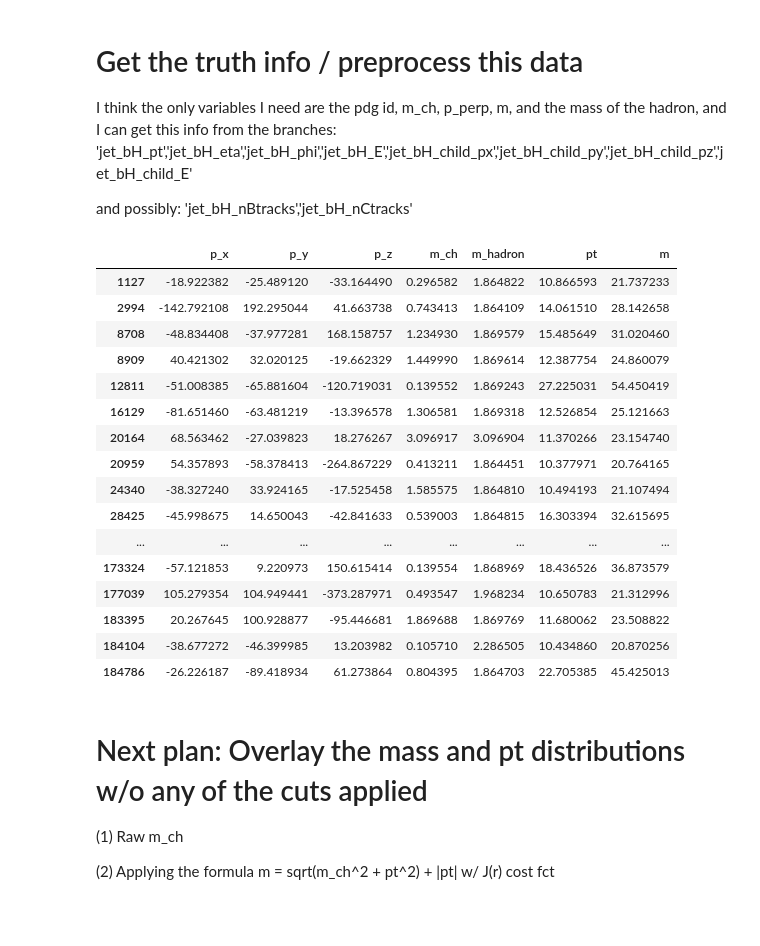
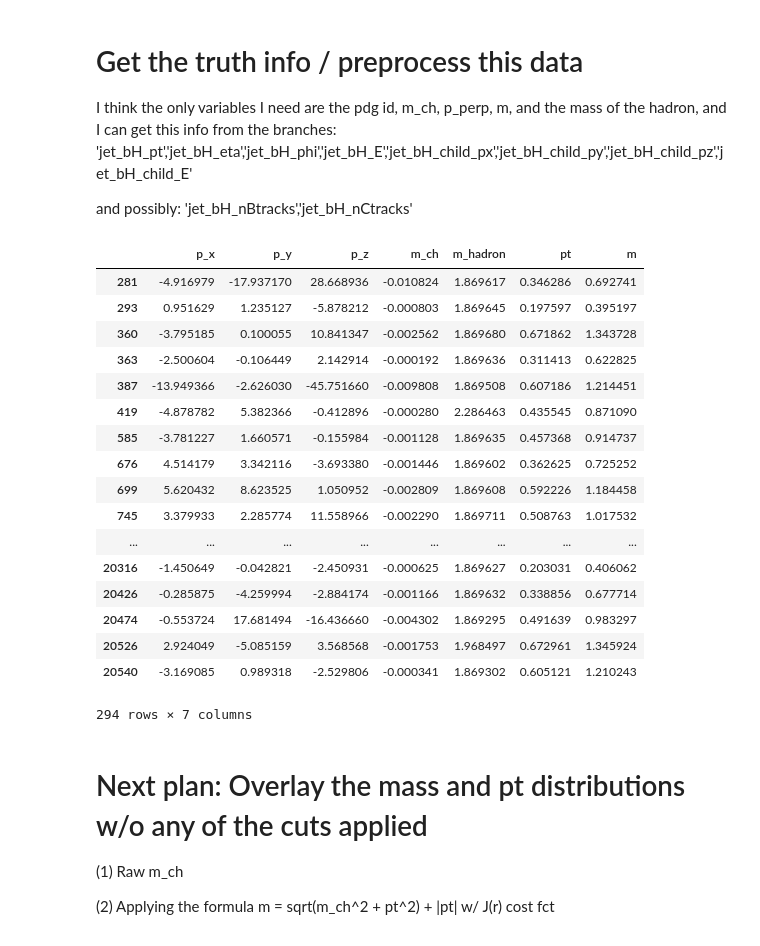
Before and after one commit to nhartman94/Vertex-Mass-Study, a Jupyter notebook: SV1_studies.ipynb, the cells around one changed output. Saved outputs shown, nothing was run; the diff lists cells and outputs as text; code cells hidden in the pictures.

```diff
--- a/SV1_studies.ipynb
+++ b/SV1_studies.ipynb
@@ -77,7 +74,7 @@ p_perp = lambda p,r : np.linalg.norm( np.cross(p,r), axis=1)/np.linalg.norm(r,ax
 # component of the charged p'cles)
 m_corr = lambda m,pt: np.sqrt(np.power(m,2) + np.power(pt,2)) + pt
 # %%
-loadData = False
+loadData = True
 
 if not loadData:
 
@@ -828,5 +833,5 @@ def p_perp_TRUTH(j_eta,j_phi,t_px,t_py,t_pz):
 # %%
-loadTruth = False
+loadTruth = True
 
 if not loadTruth:
 
@@ -865,10 +870,12 @@ if not loadTruth:
     df1_flat = df_flat[df_flat['jet_bH_pt']!=-99]
     df1_flat.reset_index(inplace=True,drop=True)
 
+    nBTrks = df1_flat['jet_bH_nBtracks'] + df1_flat['jet_bH_nCtracks']
+
     # Get the momentum vector of the chgd p'cles (in GeV)
-    df1_flat['p_x'] = pd.Series([ sum(x)*0.001 for x in df1_flat['jet_bH_child_px'] ])
-    df1_flat['p_y'] = pd.Series([ sum(x)*0.001 for x in df1_flat['jet_bH_child_py'] ])
-    df1_flat['p_z'] = pd.Series([ sum(x)*0.001 for x in df1_flat['jet_bH_child_pz'] ])
+    df1_flat['p_x'] = pd.Series([ sum(x[:nTrks])*0.001 for x,nTrks in zip(df1_flat['jet_bH_child_px'],nBTrks) ])
+    df1_flat['p_y'] = pd.Series([ sum(x[:nTrks])*0.001 for x,nTrks in zip(df1_flat['jet_bH_child_py'],nBTrks) ])
+    df1_flat['p_z'] = pd.Series([ sum(x[:nTrks])*0.001 for x,nTrks in zip(df1_flat['jet_bH_child_pz'],nBTrks) ])
 
     # Scale the vtx mass to GeV
     df1_flat['m_ch'] = df1_flat['jet_bH_MTrk'].apply(lambda x: x*0.001)
@@ -877,15 +884,11 @@ if not loadTruth:
     df1_flat['m_hadron'] = np.sqrt( np.power(df1_flat['jet_bH_E'],2) - np.power(df1_flat['jet_bH_pt']*np.cosh(df1_flat['jet_bH_eta']),2) )
     df1_flat['m_hadron'] = df1_flat['m_hadron'].apply(lambda x: x*0.001)
 
-    # Get the flight directio of the hadron
-#     r = np.array(map(get_r,df1_flat['jet_bH_pt'],df1_flat['jet_bH_eta'],df1_flat['jet_bH_phi']))
-#     df1_flat['r0_x'] = r[:,0]
-#     df1_flat['r0_y'] = r[:,2]
-#     df1_flat['r0_z'] = r[:,1]
+    # Get the flight direction of the hadron
+    r = np.array(map(get_r,df1_flat['jet_bH_pt'],df1_flat['jet_bH_eta'],df1_flat['jet_bH_phi']))
 
     # Find the p_perp and get the mass correction
-    #df1_flat['pt'] = pd.Series(p_perp(df1_flat[['p_x','p_y','p_z']].values,df1_flat[['r0_x','r0_y','r0_z']].values))
-    df1_flat['pt'] = pd.Series(map(p_perp_TRUTH, df1_flat['jet_bH_eta'],df1_flat['jet_bH_phi'],df1_flat['p_x'],df1_flat['p_y'],df1_flat['p_z']))
+    df1_flat['pt'] = pd.Series(p_perp(df1_flat[['p_x','p_y','p_z']].values,r))
     df1_flat['m']  = pd.Series(m_corr(df1_flat['m_ch'],df1_flat['pt']) )
 
     #######################################################
@@ -899,9 +902,9 @@ if not loadTruth:
     df2_flat.reset_index(inplace=True,drop=True)
 
     # Get the momentum vector of the chgd p'cles (in GeV)
-    df2_flat['p_x'] = pd.Series([ sum(x)*0.001 for x in df2_flat['jet_cH_child_px'] ])
-    df2_flat['p_y'] = pd.Series([ sum(x)*0.001 for x in df2_flat['jet_cH_child_py'] ])
-    df2_flat['p_z'] = pd.Series([ sum(x)*0.001 for x in df2_flat['jet_cH_child_pz'] ])
+    df2_flat['p_x'] = pd.Series([ sum(x[:nTrks])*0.001 for x,nTrks in zip(df2_flat['jet_cH_child_px'],df2_flat['jet_cH_nCtracks']) ])
+    df2_flat['p_y'] = pd.Series([ sum(x[:nTrks])*0.001 for x,nTrks in zip(df2_flat['jet_cH_child_py'],df2_flat['jet_cH_nCtracks']) ])
+    df2_flat['p_z'] = pd.Series([ sum(x[:nTrks])*0.001 for x,nTrks in zip(df2_flat['jet_cH_child_pz'],df2_flat['jet_cH_nCtracks']) ])
 
     # Scale the vtx mass to GeV
     df2_flat['m_ch'] = df2_flat['jet_cH_MTrk'].apply(lambda x: x*0.001)
@@ -910,7 +913,9 @@ if not loadTruth:
     df2_flat['m_hadron'] = np.sqrt( np.power(df2_flat['jet_cH_E'],2) - np.power(df2_flat['jet_cH_pt']*np.cosh(df2_flat['jet_cH_eta']),2) )
     df2_flat['m_hadron'] = df2_flat['m_hadron'].apply(lambda x: x*0.001)
 
-    df2_flat['pt'] = pd.Series(map(p_perp_TRUTH, df2_flat['jet_cH_eta'],df2_flat['jet_cH_phi'],df2_flat['p_x'],df2_flat['p_y'],df2_flat['p_z']))
+
+    r = np.array(map(get_r,df2_flat['jet_cH_pt'],df2_flat['jet_cH_eta'],df2_flat['jet_cH_phi']))
+    df2_flat['pt'] = pd.Series(p_perp(df2_flat[['p_x','p_y','p_z']].values,r))
     df2_flat['m']  = pd.Series(m_corr(df2_flat['m_ch'],df2_flat['pt']) )
 
     #####################################################################
@@ -929,4 +934,4 @@ if not loadTruth:
 
 # if loadData is True, load a previously formatted dataframe from an HDF5 file
 else:
-    truth_df_flat = pd.read_hdf('truth_df.h5', 'data')
+    truth_df = pd.read_hdf('truth_df.h5', 'data')
@@ -939,24 +938,25 @@ else:
 # %%
 # Then you can access the individual dfs as well :)
-truth_df.loc['c'][truth_df.loc['c']['pt'] > 10.]
+truth_df.loc['c'][truth_df.loc['c']['m_ch']<0]
 # %% [output]
 |  | p_x | p_y | p_z | m_ch | m_hadron | pt | m |
-| 1127 | -18.922382 | -25.489120 | -33.164490 | 0.296582 | 1.864822 | 10.866593 | 21.737233 |
-| 2994 | -142.792108 | 192.295044 | 41.663738 | 0.743413 | 1.864109 | 14.061510 | 28.142658 |
-| 8708 | -48.834408 | -37.977281 | 168.158757 | 1.234930 | 1.869579 | 15.485649 | 31.020460 |
-| 8909 | 40.421302 | 32.020125 | -19.662329 | 1.449990 | 1.869614 | 12.387754 | 24.860079 |
-| 12811 | -51.008385 | -65.881604 | -120.719031 | 0.139552 | 1.869243 | 27.225031 | 54.450419 |
-| 16129 | -81.651460 | -63.481219 | -13.396578 | 1.306581 | 1.869318 | 12.526854 | 25.121663 |
-| 20164 | 68.563462 | -27.039823 | 18.276267 | 3.096917 | 3.096904 | 11.370266 | 23.154740 |
-| 20959 | 54.357893 | -58.378413 | -264.867229 | 0.413211 | 1.864451 | 10.377971 | 20.764165 |
-| 24340 | -38.327240 | 33.924165 | -17.525458 | 1.585575 | 1.864810 | 10.494193 | 21.107494 |
-| 28425 | -45.998675 | 14.650043 | -42.841633 | 0.539003 | 1.864815 | 16.303394 | 32.615695 |
+| 281 | -4.916979 | -17.937170 | 28.668936 | -0.010824 | 1.869617 | 0.346286 | 0.692741 |
+| 293 | 0.951629 | 1.235127 | -5.878212 | -0.000803 | 1.869645 | 0.197597 | 0.395197 |
+| 360 | -3.795185 | 0.100055 | 10.841347 | -0.002562 | 1.869680 | 0.671862 | 1.343728 |
+| 363 | -2.500604 | -0.106449 | 2.142914 | -0.000192 | 1.869636 | 0.311413 | 0.622825 |
+| 387 | -13.949366 | -2.626030 | -45.751660 | -0.009808 | 1.869508 | 0.607186 | 1.214451 |
+| 419 | -4.878782 | 5.382366 | -0.412896 | -0.000280 | 2.286463 | 0.435545 | 0.871090 |
+| 585 | -3.781227 | 1.660571 | -0.155984 | -0.001128 | 1.869635 | 0.457368 | 0.914737 |
+| 676 | 4.514179 | 3.342116 | -3.693380 | -0.001446 | 1.869602 | 0.362625 | 0.725252 |
+| 699 | 5.620432 | 8.623525 | 1.050952 | -0.002809 | 1.869608 | 0.592226 | 1.184458 |
+| 745 | 3.379933 | 2.285774 | 11.558966 | -0.002290 | 1.869711 | 0.508763 | 1.017532 |
 | ... | ... | ... | ... | ... | ... | ... | ... |
-| 173324 | -57.121853 | 9.220973 | 150.615414 | 0.139554 | 1.868969 | 18.436526 | 36.873579 |
-| 177039 | 105.279354 | 104.949441 | -373.287971 | 0.493547 | 1.968234 | 10.650783 | 21.312996 |
-| 183395 | 20.267645 | 100.928877 | -95.446681 | 1.869688 | 1.869769 | 11.680062 | 23.508822 |
-| 184104 | -38.677272 | -46.399985 | 13.203982 | 0.105710 | 2.286505 | 10.434860 | 20.870256 |
-| 184786 | -26.226187 | -89.418934 | 61.273864 | 0.804395 | 1.864703 | 22.705385 | 45.425013 |
+| 20316 | -1.450649 | -0.042821 | -2.450931 | -0.000625 | 1.869627 | 0.203031 | 0.406062 |
+| 20426 | -0.285875 | -4.259994 | -2.884174 | -0.001166 | 1.869632 | 0.338856 | 0.677714 |
+| 20474 | -0.553724 | 17.681494 | -16.436660 | -0.004302 | 1.869295 | 0.491639 | 0.983297 |
+| 20526 | 2.924049 | -5.085159 | 3.568568 | -0.001753 | 1.968497 | 0.672961 | 1.345924 |
+| 20540 | -3.169085 | 0.989318 | -2.529806 | -0.000341 | 1.869302 | 0.605121 | 1.210243 |
+294 rows × 7 columns
 # %% [markdown]
 # Next plan: Overlay the mass and pt distributions w/o any of the cuts applied
 (1) Raw m_ch
```
Also changed, not shown: parts of 13 cells of this notebook, 2 other files.
